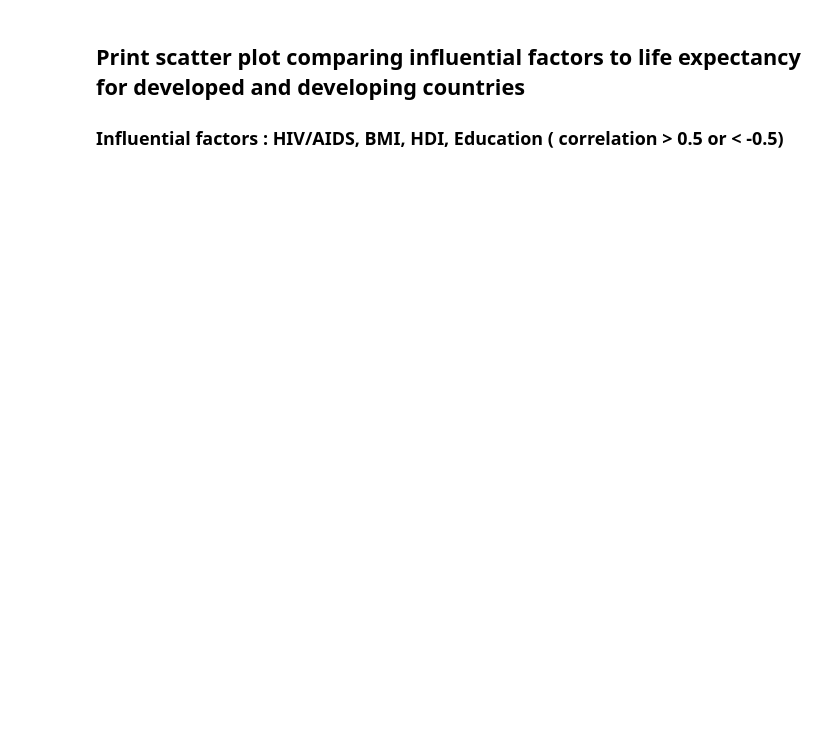
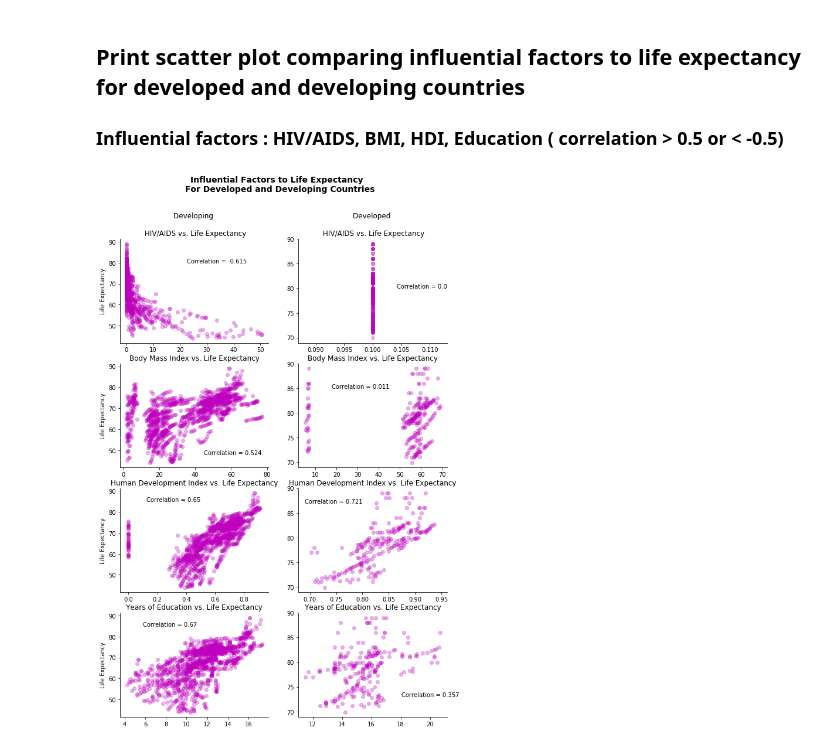
Before and after one commit to jeed123456789/data_science_project2, a Jupyter notebook: data_analysis.ipynb, the cells around one changed output. Drawn from its saved outputs; the diff is of its cells as text; code cells hidden in the pictures; blank space fills up the shorter version.

Commit message:
Edit scatter plot 6

```diff
--- a/data_analysis.ipynb
+++ b/data_analysis.ipynb
@@ -434,9 +444,9 @@ name_list = [ ' HIV/AIDS', ' BMI ','Income composition of resources', 'Schooling
 # initalize country_list for which category is for each scatter plot
 country_list = [data1_developing, data1_developed]
 
-temp = country_list[count%2]
+for var in ax:
 
-for var in ax:
+    temp = country_list[count%2]
     # scatter plot settings (x & y-axis, darkness and color of point)
     var.scatter(temp[name_list[count//2]], temp["Life expectancy "], alpha= 0.3, c = 'm')
 
@@ -455,34 +465,36 @@ for var in ax:
     if count == 0:
         var.set_title("Developing \n \n HIV/AIDS vs. Life Expectancy", fontsize = 12)
         var.text(45, 80, message, horizontalalignment='right')
         var.set_ylabel("Life Expectancy")
     elif count == 1:
         var.set_title("Developed \n \n HIV/AIDS vs. Life Expectancy", fontsize = 12)
-        var.text(45, 80, message, horizontalalignment='right')
+        var.text(0.113, 80, message, horizontalalignment='right')
     elif count == 2:
         var.set_title("Body Mass Index vs. Life Expectancy", fontsize = 12)
         var.text(77, 48, message, horizontalalignment='right')
         var.set_ylabel("Life Expectancy")
     elif count == 3:
         var.set_title("Body Mass Index vs. Life Expectancy", fontsize = 12)
-        var.text(77, 48, message, horizontalalignment='right')
+        var.text(45, 85, message, horizontalalignment='right')
     elif count == 4:
         var.set_title("Human Development Index vs. Life Expectancy", fontsize = 12)
         var.text(0.5, 85, message, horizontalalignment='right')
         var.set_ylabel("Life Expectancy")
     elif count ==5:
         var.set_title("Human Development Index vs. Life Expectancy", fontsize = 12)
-        var.text(0.5, 85, message, horizontalalignment='right')
+        var.text(0.8, 87, message, horizontalalignment='right')
     elif count == 6:
         var.set_title("Years of Education vs. Life Expectancy", fontsize = 12)
         var.text(11, 85, message, horizontalalignment='right')
         var.set_ylabel("Life Expectancy")
     else:
         var.set_title("Years of Education vs. Life Expectancy", fontsize = 12)
-        var.text(11, 85, message, horizontalalignment='right')
+        var.text(22, 73, message, horizontalalignment='right')
 
     count+=1
 
 # save scatter plot as a png file
 plt.savefig("graphs\scatter_plot_6.png", bbox_inches="tight", dpi = 100)
 plt.show()
+# %% [output]
+[figure, added]
```
Also changed, not shown: parts of 5 cells of this notebook.
